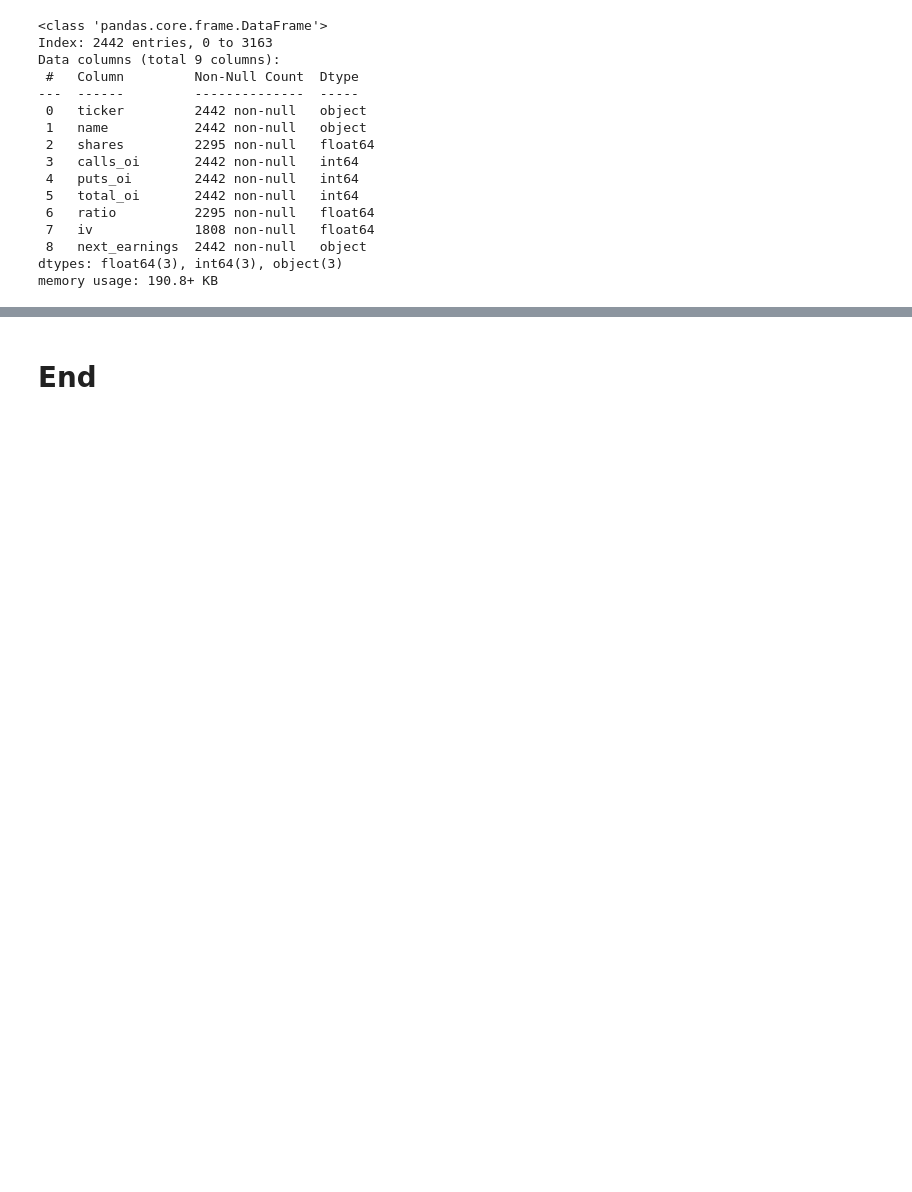
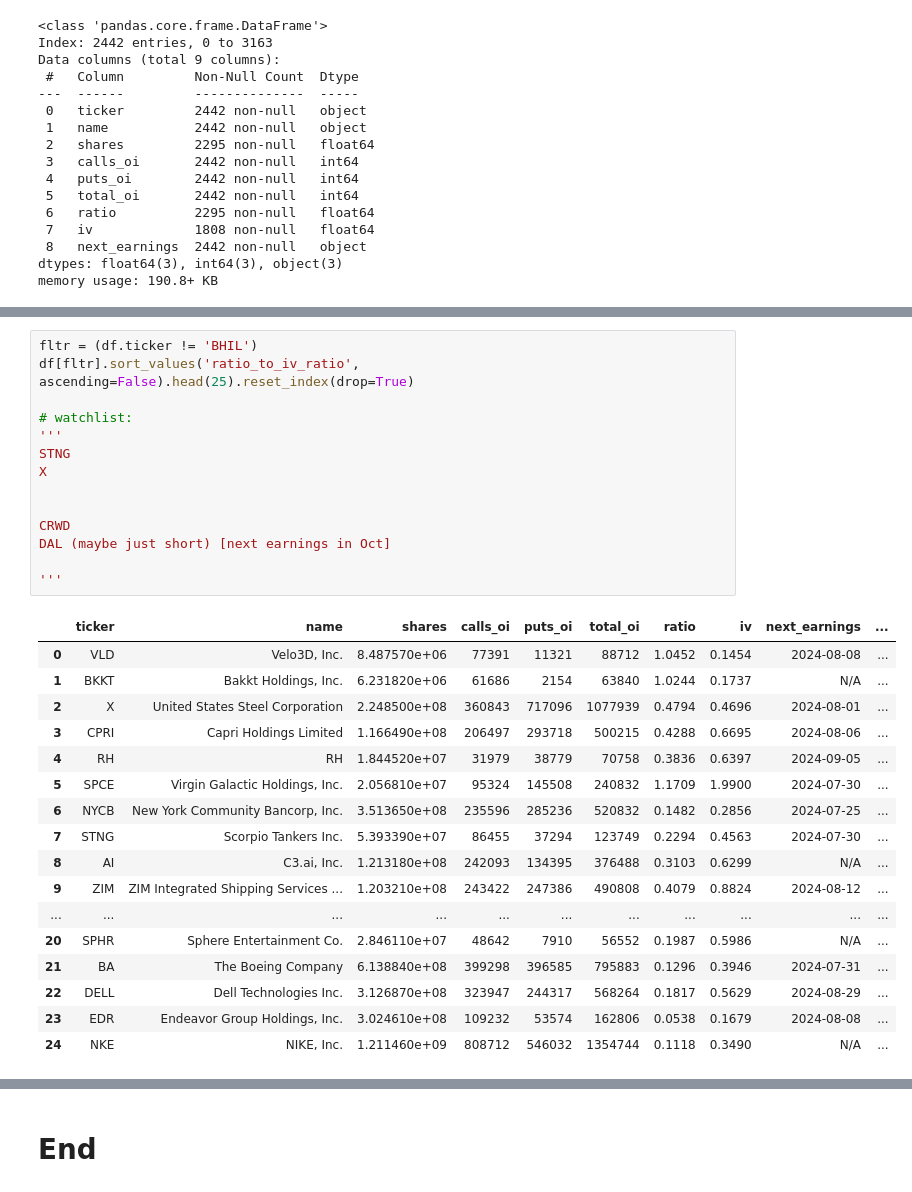
Before and after one commit to ryanlrappa/sweetgreen, a Jupyter notebook: dev.ipynb, the cells around one changed output, grey strips where cells are left out. Saved outputs shown, nothing was run; the diff lists cells and outputs as text; blank space fills up the shorter version.

```diff
--- a/dev.ipynb
+++ b/dev.ipynb
@@ -443,3 +425,35 @@ df[df.ratio >= .1].sort_values('ratio', ascending=False).head(25)
+# %%
+fltr = (df.ticker != 'BHIL')
+df[fltr].sort_values('ratio_to_iv_ratio', ascending=False).head(25).reset_index(drop=True)
+
+# watchlist:
+'''
+STNG
+X
+
+
+CRWD
+DAL (maybe just short) [next earnings in Oct]
+
+'''
+# %% [output]
+|  | ticker | name | shares | calls_oi | puts_oi | total_oi | ratio | iv | next_earnings | ... |
+| 0 | VLD | Velo3D, Inc. | 8.487570e+06 | 77391 | 11321 | 88712 | 1.0452 | 0.1454 | 2024-08-08 | ... |
+| 1 | BKKT | Bakkt Holdings, Inc. | 6.231820e+06 | 61686 | 2154 | 63840 | 1.0244 | 0.1737 | N/A | ... |
+| 2 | X | United States Steel Corporation | 2.248500e+08 | 360843 | 717096 | 1077939 | 0.4794 | 0.4696 | 2024-08-01 | ... |
+| 3 | CPRI | Capri Holdings Limited | 1.166490e+08 | 206497 | 293718 | 500215 | 0.4288 | 0.6695 | 2024-08-06 | ... |
+| 4 | RH | RH | 1.844520e+07 | 31979 | 38779 | 70758 | 0.3836 | 0.6397 | 2024-09-05 | ... |
+| 5 | SPCE | Virgin Galactic Holdings, Inc. | 2.056810e+07 | 95324 | 145508 | 240832 | 1.1709 | 1.9900 | 2024-07-30 | ... |
+| 6 | NYCB | New York Community Bancorp, Inc. | 3.513650e+08 | 235596 | 285236 | 520832 | 0.1482 | 0.2856 | 2024-07-25 | ... |
+| 7 | STNG | Scorpio Tankers Inc. | 5.393390e+07 | 86455 | 37294 | 123749 | 0.2294 | 0.4563 | 2024-07-30 | ... |
+| 8 | AI | C3.ai, Inc. | 1.213180e+08 | 242093 | 134395 | 376488 | 0.3103 | 0.6299 | N/A | ... |
+| 9 | ZIM | ZIM Integrated Shipping Services ... | 1.203210e+08 | 243422 | 247386 | 490808 | 0.4079 | 0.8824 | 2024-08-12 | ... |
+| ... | ... | ... | ... | ... | ... | ... | ... | ... | ... | ... |
+| 20 | SPHR | Sphere Entertainment Co. | 2.846110e+07 | 48642 | 7910 | 56552 | 0.1987 | 0.5986 | N/A | ... |
+| 21 | BA | The Boeing Company | 6.138840e+08 | 399298 | 396585 | 795883 | 0.1296 | 0.3946 | 2024-07-31 | ... |
+| 22 | DELL | Dell Technologies Inc. | 3.126870e+08 | 323947 | 244317 | 568264 | 0.1817 | 0.5629 | 2024-08-29 | ... |
+| 23 | EDR | Endeavor Group Holdings, Inc. | 3.024610e+08 | 109232 | 53574 | 162806 | 0.0538 | 0.1679 | 2024-08-08 | ... |
+| 24 | NKE | NIKE, Inc. | 1.211460e+09 | 808712 | 546032 | 1354744 | 0.1118 | 0.3490 | N/A | ... |
 # %%
 df[df.ticker == 'SG']
 # %% [output]
```
Also changed, not shown: parts of 4 cells of this notebook.
